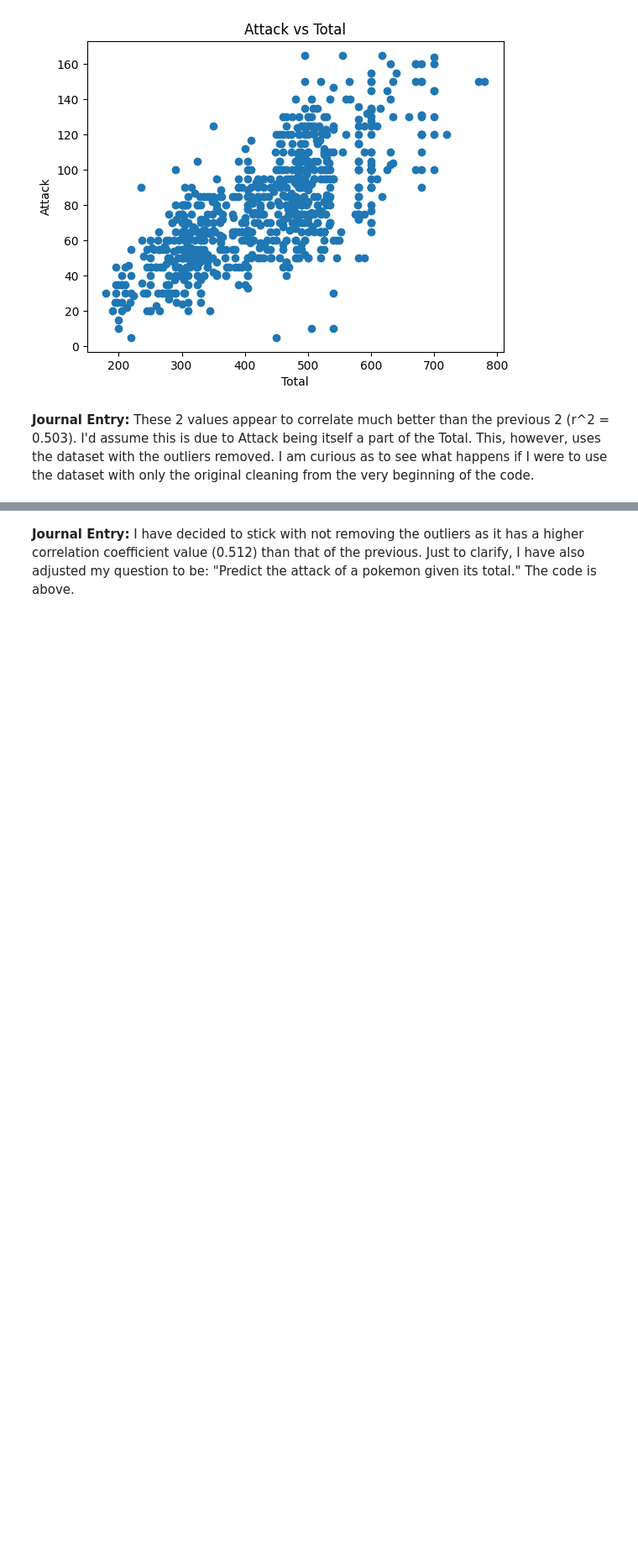
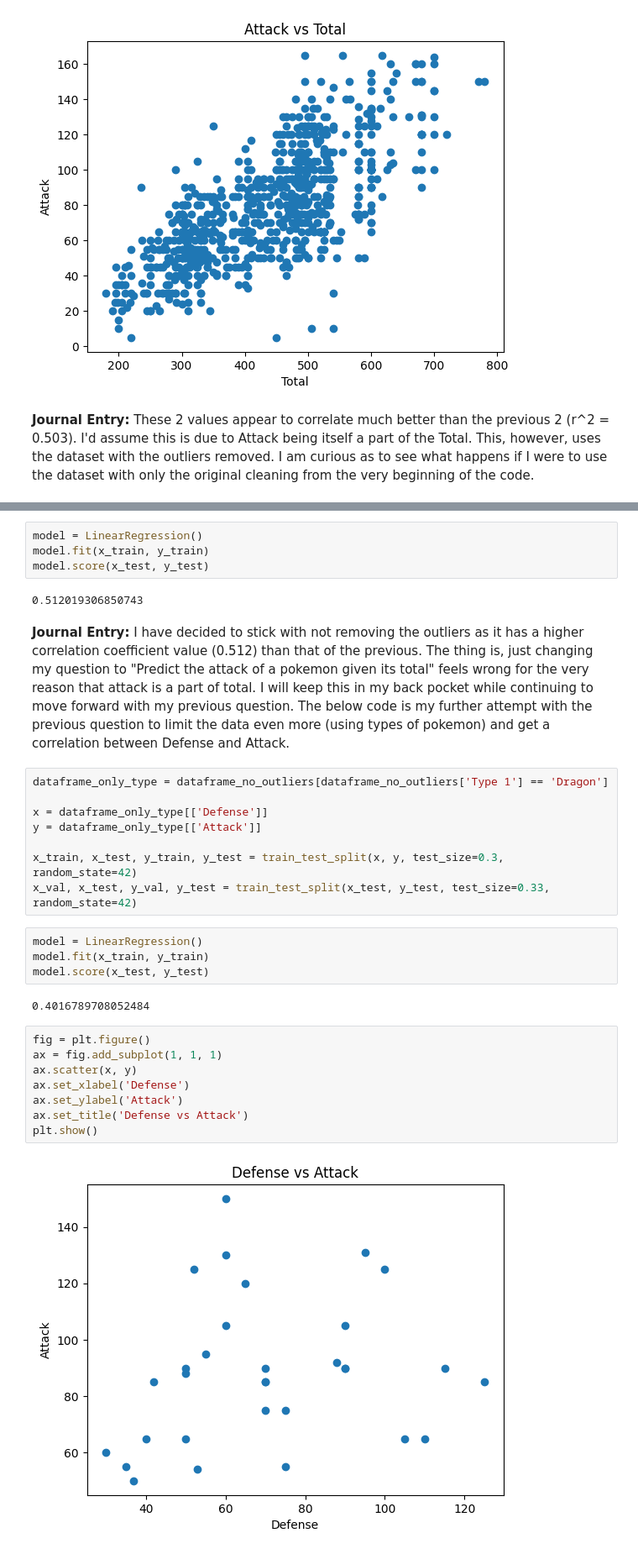
Before and after one commit to virajdas/DataSciencePlayground, a Jupyter notebook: machine_learning_introduction.ipynb, the cells around one changed output, grey strips where cells are left out. Shown: that part at 84% size. Saved outputs shown, nothing was run; the diff lists cells and outputs as text; blank space fills up the shorter version.

Commit message:
Got r^2 value to actually be good

```diff
--- a/machine_learning_introduction.ipynb
+++ b/machine_learning_introduction.ipynb
@@ -333,2 +323,32 @@ model.score(x_test, y_test)
+# %%
+model = LinearRegression()
+model.fit(x_train, y_train)
+model.score(x_test, y_test)
+# %% [output]
+0.512019306850743
 # %% [markdown]
-**Journal Entry:** I have decided to stick with not removing the outliers as it has a higher correlation coefficient value (0.512) than that of the previous. Just to clarify, I have also adjusted my question to be: "Predict the attack of a pokemon given its total." The code is above.
+**Journal Entry:** I have decided to stick with not removing the outliers as it has a higher correlation coefficient value (0.512) than that of the previous. The thing is, just changing my question to "Predict the attack of a pokemon given its total" feels wrong for the very reason that attack is a part of total. I will keep this in my back pocket while continuing to move forward with my previous question. The below code is my further attempt with the previous question to limit the data even more (using types of pokemon) and get a correlation between Defense and Attack.
+# %%
+dataframe_only_type = dataframe_no_outliers[dataframe_no_outliers['Type 1'] == 'Dragon']
+
+x = dataframe_only_type[['Defense']]
+y = dataframe_only_type[['Attack']]
+
+x_train, x_test, y_train, y_test = train_test_split(x, y, test_size=0.3, random_state=42)
+x_val, x_test, y_val, y_test = train_test_split(x_test, y_test, test_size=0.33, random_state=42)
+# %%
+model = LinearRegression()
+model.fit(x_train, y_train)
+model.score(x_test, y_test)
+# %% [output]
+0.4016789708052484
+# %%
+fig = plt.figure()
+ax = fig.add_subplot(1, 1, 1)
+ax.scatter(x, y)
+ax.set_xlabel('Defense')
+ax.set_ylabel('Attack')
+ax.set_title('Defense vs Attack')
+plt.show()
+# %% [output]
+[figure, added]
```
Also changed, not shown: parts of 6 cells of this notebook.
